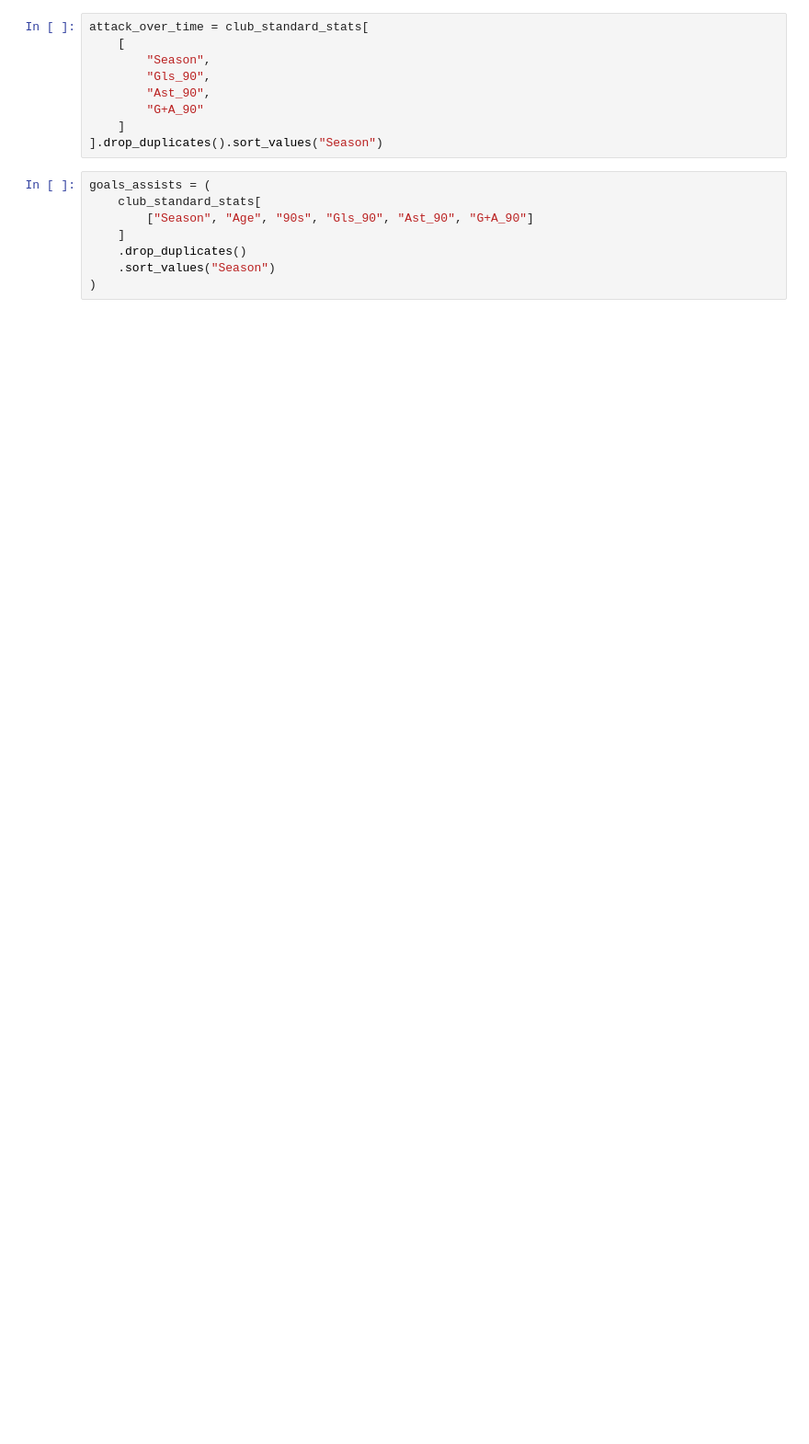
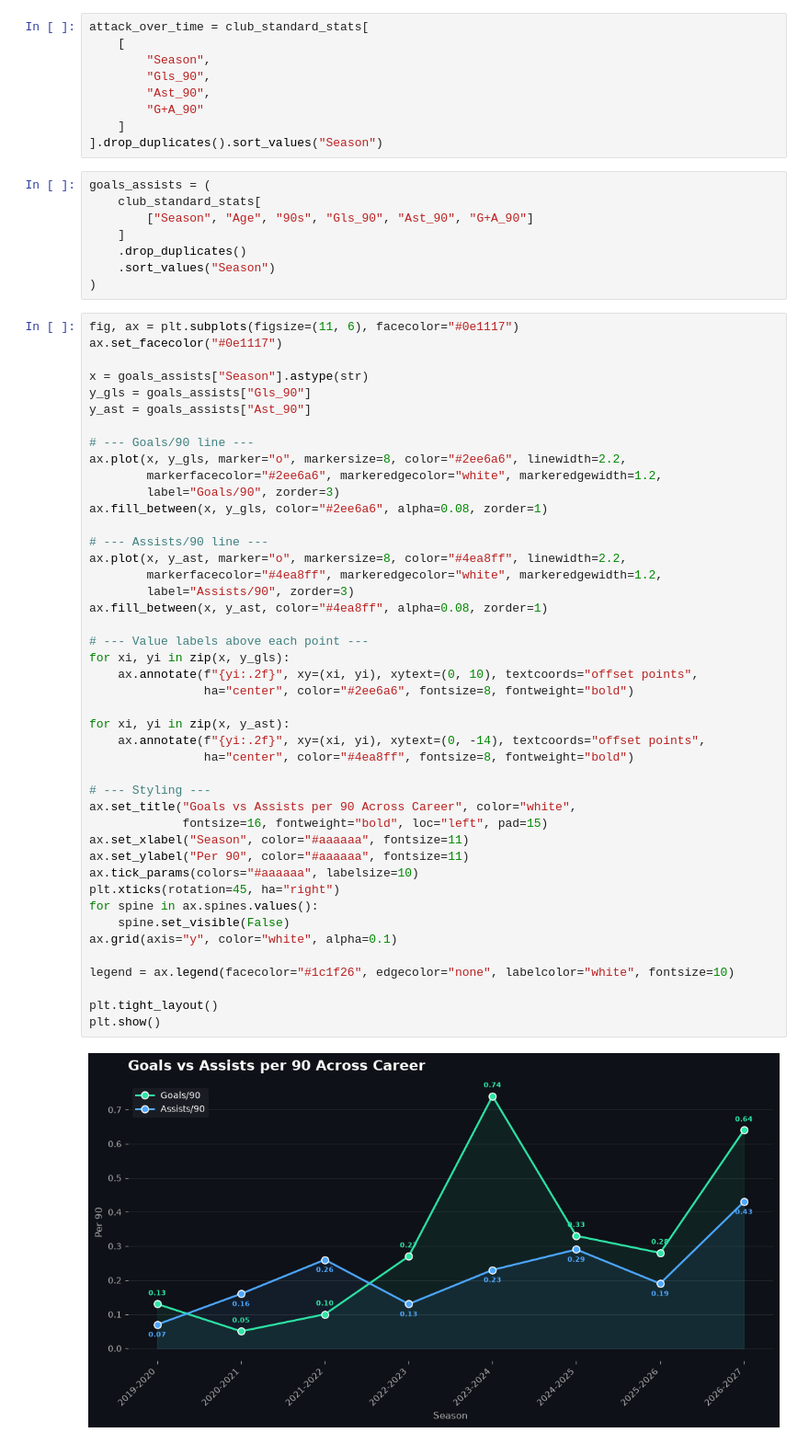
Before and after one commit to SalmaAllam8/football-data-visualization, a Jupyter notebook: Jude_Bellingham.ipynb, the cells around one changed output. Shown at 92% size. Saved outputs shown, nothing was run; the diff lists cells and outputs as text; blank space fills up the shorter version.

```diff
--- a/Jude_Bellingham.ipynb
+++ b/Jude_Bellingham.ipynb
@@ -1006,3 +1008,49 @@ goals_assists = (
     .drop_duplicates()
     .sort_values("Season")
 )
+# %%
+fig, ax = plt.subplots(figsize=(11, 6), facecolor="#0e1117")
+ax.set_facecolor("#0e1117")
+
+x = goals_assists["Season"].astype(str)
+y_gls = goals_assists["Gls_90"]
+y_ast = goals_assists["Ast_90"]
+
+# --- Goals/90 line ---
+ax.plot(x, y_gls, marker="o", markersize=8, color="#2ee6a6", linewidth=2.2,
+        markerfacecolor="#2ee6a6", markeredgecolor="white", markeredgewidth=1.2,
+        label="Goals/90", zorder=3)
+ax.fill_between(x, y_gls, color="#2ee6a6", alpha=0.08, zorder=1)
+
+# --- Assists/90 line ---
+ax.plot(x, y_ast, marker="o", markersize=8, color="#4ea8ff", linewidth=2.2,
+        markerfacecolor="#4ea8ff", markeredgecolor="white", markeredgewidth=1.2,
+        label="Assists/90", zorder=3)
+ax.fill_between(x, y_ast, color="#4ea8ff", alpha=0.08, zorder=1)
+
+# --- Value labels above each point ---
+for xi, yi in zip(x, y_gls):
+    ax.annotate(f"{yi:.2f}", xy=(xi, yi), xytext=(0, 10), textcoords="offset points",
+                ha="center", color="#2ee6a6", fontsize=8, fontweight="bold")
+
+for xi, yi in zip(x, y_ast):
+    ax.annotate(f"{yi:.2f}", xy=(xi, yi), xytext=(0, -14), textcoords="offset points",
+                ha="center", color="#4ea8ff", fontsize=8, fontweight="bold")
+
+# --- Styling ---
+ax.set_title("Goals vs Assists per 90 Across Career", color="white",
+             fontsize=16, fontweight="bold", loc="left", pad=15)
+ax.set_xlabel("Season", color="#aaaaaa", fontsize=11)
+ax.set_ylabel("Per 90", color="#aaaaaa", fontsize=11)
+ax.tick_params(colors="#aaaaaa", labelsize=10)
+plt.xticks(rotation=45, ha="right")
+for spine in ax.spines.values():
+    spine.set_visible(False)
+ax.grid(axis="y", color="white", alpha=0.1)
+
+legend = ax.legend(facecolor="#1c1f26", edgecolor="none", labelcolor="white", fontsize=10)
+
+plt.tight_layout()
+plt.show()
+# %% [output]
+[figure, added]
```
Also changed, not shown: parts of 3 cells of this notebook.
